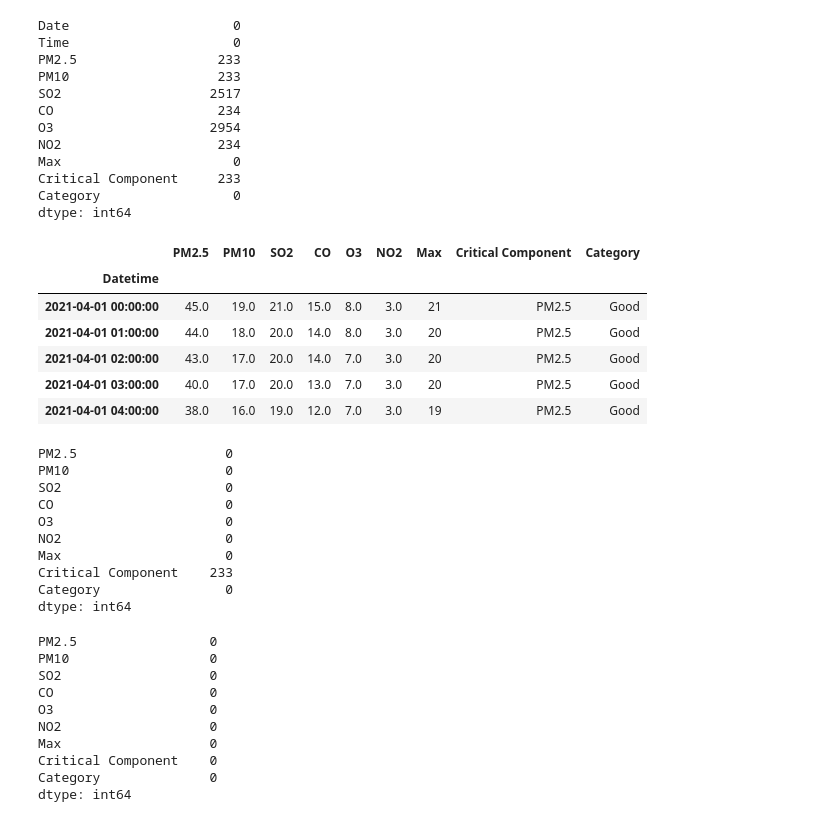
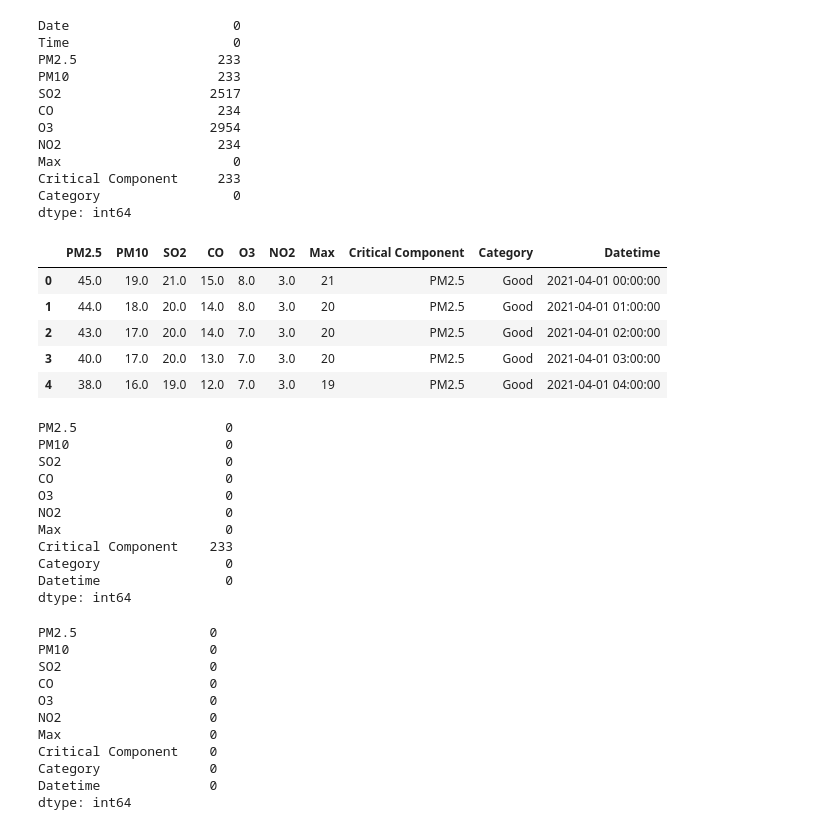
Before and after one commit to andidprastyo/Data-Analyst-Projects, a Jupyter notebook: Data Science/Yogyakarta Air Quality Analysis/air-quality-analysis.ipynb, the cells around one changed output. Cells and saved outputs as stored; diff of their text form; code cells hidden in the pictures.

```diff
--- a/Data Science/Yogyakarta Air Quality Analysis/air-quality-analysis.ipynb
+++ b/Data Science/Yogyakarta Air Quality Analysis/air-quality-analysis.ipynb
@@ -87,17 +91,16 @@ dtype: int64
 # %%
 df['Datetime'] = pd.to_datetime(df['Date'] + ' ' + df['Time'])
 df = df.drop(columns=['Date', 'Time'])
-df.set_index('Datetime', inplace=True)
+df = df.parse_dates('Datetime')
 
 df.head()
 # %% [output]
-|  | PM2.5 | PM10 | SO2 | CO | O3 | NO2 | Max | Critical Component | Category |
-| Datetime |  |  |  |  |  |  |  |  |  |
-| 2021-04-01 00:00:00 | 45.0 | 19.0 | 21.0 | 15.0 | 8.0 | 3.0 | 21 | PM2.5 | Good |
-| 2021-04-01 01:00:00 | 44.0 | 18.0 | 20.0 | 14.0 | 8.0 | 3.0 | 20 | PM2.5 | Good |
-| 2021-04-01 02:00:00 | 43.0 | 17.0 | 20.0 | 14.0 | 7.0 | 3.0 | 20 | PM2.5 | Good |
-| 2021-04-01 03:00:00 | 40.0 | 17.0 | 20.0 | 13.0 | 7.0 | 3.0 | 20 | PM2.5 | Good |
-| 2021-04-01 04:00:00 | 38.0 | 16.0 | 19.0 | 12.0 | 7.0 | 3.0 | 19 | PM2.5 | Good |
+|  | PM2.5 | PM10 | SO2 | CO | O3 | NO2 | Max | Critical Component | Category | Datetime |
+| 0 | 45.0 | 19.0 | 21.0 | 15.0 | 8.0 | 3.0 | 21 | PM2.5 | Good | 2021-04-01 00:00:00 |
+| 1 | 44.0 | 18.0 | 20.0 | 14.0 | 8.0 | 3.0 | 20 | PM2.5 | Good | 2021-04-01 01:00:00 |
+| 2 | 43.0 | 17.0 | 20.0 | 14.0 | 7.0 | 3.0 | 20 | PM2.5 | Good | 2021-04-01 02:00:00 |
+| 3 | 40.0 | 17.0 | 20.0 | 13.0 | 7.0 | 3.0 | 20 | PM2.5 | Good | 2021-04-01 03:00:00 |
+| 4 | 38.0 | 16.0 | 19.0 | 12.0 | 7.0 | 3.0 | 19 | PM2.5 | Good | 2021-04-01 04:00:00 |
 # %%
 interpolated_col = ['PM2.5', 'PM10', 'SO2', 'CO', 'O3', 'NO2']
 
@@ -113,6 +116,7 @@ NO2                     0
 Max                     0
 Critical Component    233
 Category                0
+Datetime                0
 dtype: int64
 # %%
 df['Critical Component'] = df['Critical Component'].fillna(method='ffill').fillna(method='bfill')
@@ -127,4 +131,5 @@ NO2                   0
 Max                   0
 Critical Component    0
 Category              0
+Datetime              0
 dtype: int64
```
Also changed, not shown: parts of 6 cells of this notebook.
